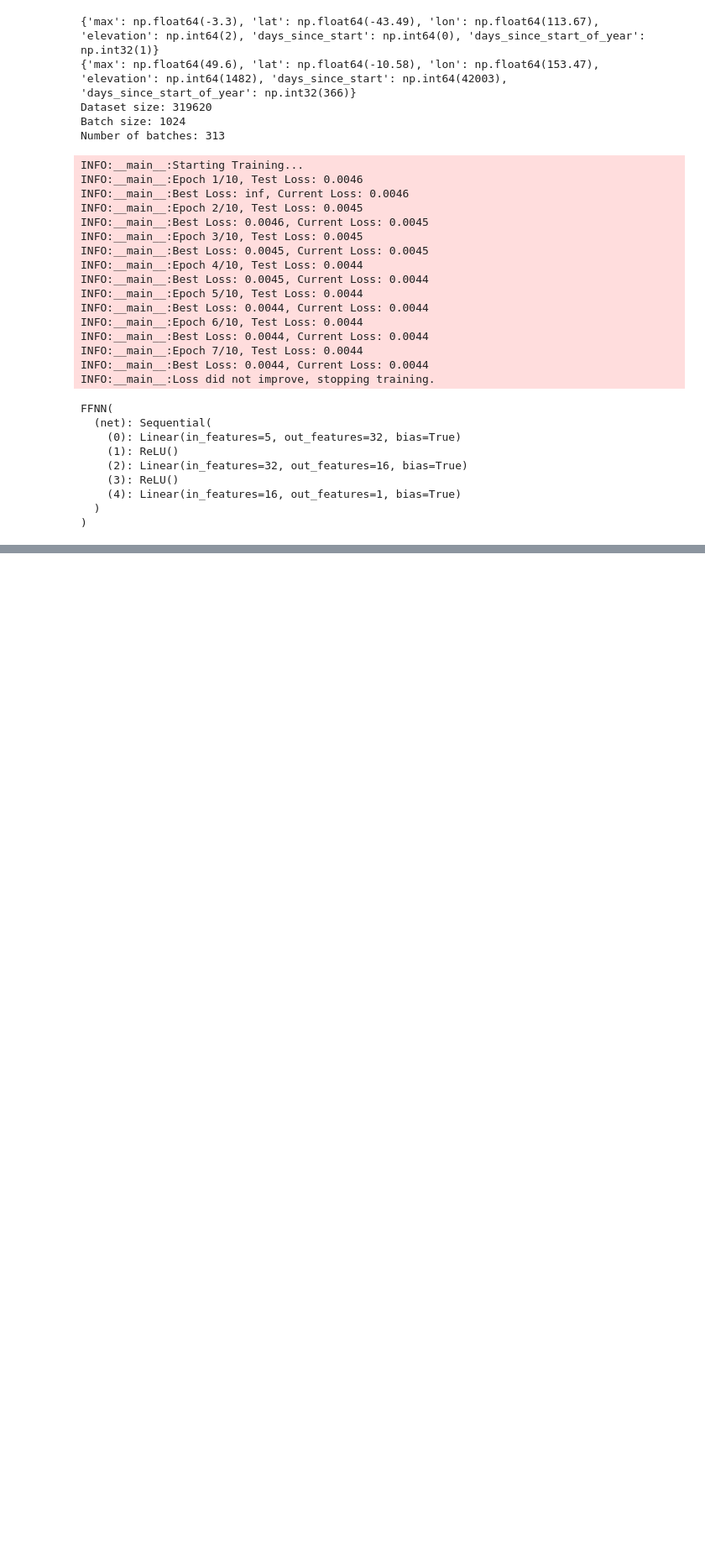
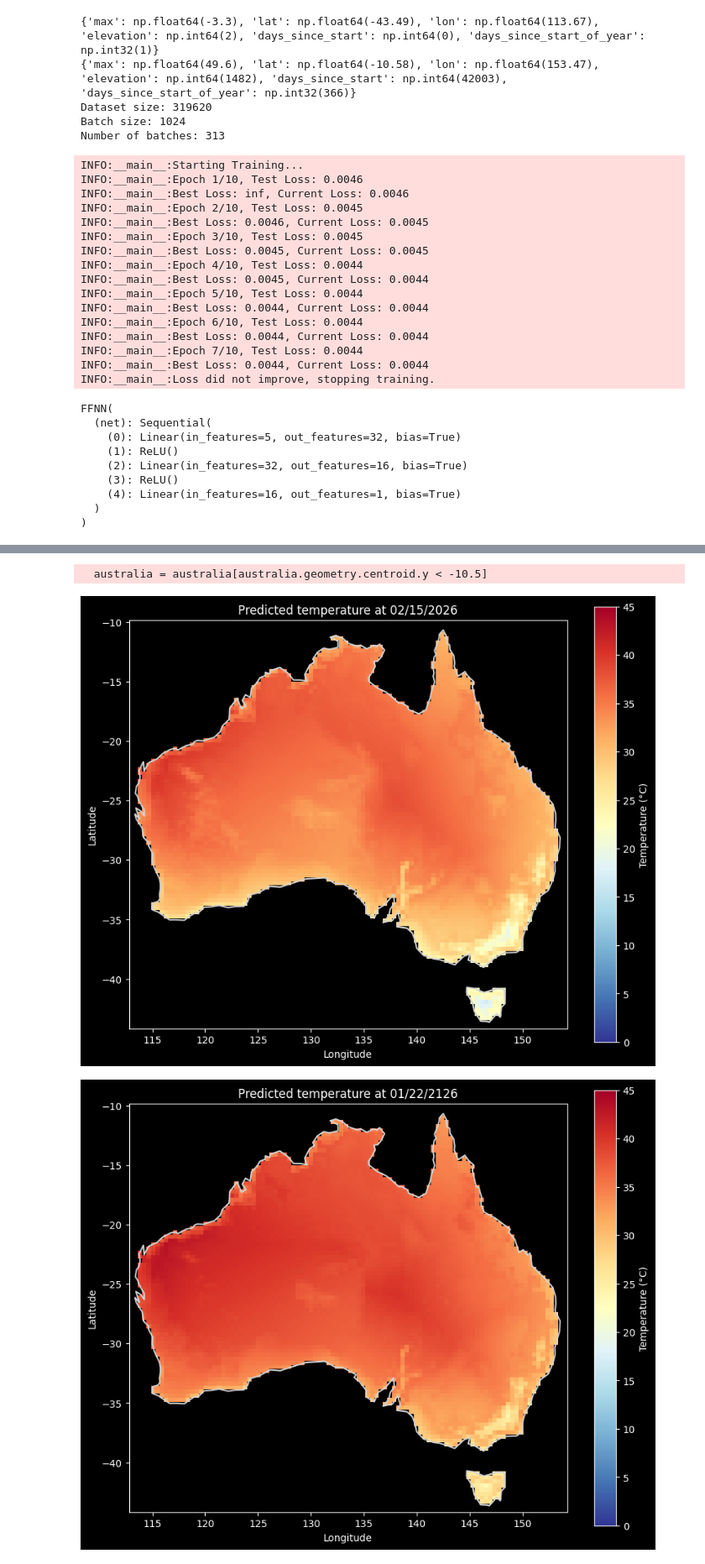
Before and after one commit to jamiebuckley/ml-experiments, a Jupyter notebook: linear_acorn_sat_climate/simple_ffnn_acorn_sat_cliimate.ipynb, the cells around one changed output, grey strips where cells are left out. Shown at 84% size. Drawn from its saved outputs; the diff is of its cells as text; code cells hidden in the pictures; blank space fills up the shorter version.

Commit message:
Show colour map of of heat change

```diff
--- a/linear_acorn_sat_climate/simple_ffnn_acorn_sat_cliimate.ipynb
+++ b/linear_acorn_sat_climate/simple_ffnn_acorn_sat_cliimate.ipynb
@@ -184,0 +190,74 @@ PMax 2027-01-11, lat -33.9607047, lon 151.128669, elevation 29.0: 28.18°C
+# %%
+import geopandas as gpd
+import geodatasets
+import numpy as np
+import pandas as pd
+from shapely.geometry import Point
+from matplotlib import pyplot as plt
+import rasterio
+import os
+
+australia = gpd.read_file(geodatasets.get_path("naturalearth.land"))
+australia = australia.cx[113:154, -44:-10]
+
+# Bit of a hack to make it Australia only
+# Irritatingly hard to get a low res country-labeled dataset
+australia = australia[australia.geometry.centroid.y < -10.5]
+australia_geom = australia_geom = australia.geometry.union_all()
+
+lons = np.linspace(113, 154, 100)
+lats = np.linspace(-44, -10, 100)
+LON, LAT = np.meshgrid(lons, lats)
+
+points = [Point(x, y) for x, y in zip(LON.ravel(), LAT.ravel())]
+mask = np.array([australia_geom.contains(pt) for pt in points])
+
+with rasterio.open(os.path.join(ROOT_DIR, 'linear_acorn_sat_climate', 'ETOPO1_lowres.tif')) as dataset:
+    elevation_data = np.array([
+        dataset.read(1)[row, col]
+        for x, y in zip(LON.ravel(), LAT.ravel())
+        for row, col in [dataset.index(x, y)]
+    ])
+
+    def display(prediction_date):
+        days_since_start = (prediction_date - dataset_start).days
+        days_since_start_of_year = (prediction_date - date(prediction_date.year, 1, 1)).days
+
+        df = pd.DataFrame({
+            'lat': LAT.ravel(),
+            'lon': LON.ravel(),
+            'elevation': elevation_data,
+            'days_since_start': days_since_start,
+            'days_since_start_of_year': days_since_start_of_year
+        })
+
+
+        for key in df.columns:
+            min_v = original_dataset.min_values[key]
+            max_v = original_dataset.max_values[key]
+            df[key] = (df[key] - min_v) / (max_v - min_v)
+        input_tensor = torch.tensor(df.values, dtype=torch.float32).to(device)
+
+        with torch.no_grad():
+            outputs = model(input_tensor)
+        predicted_temperatures = [original_dataset.denormalize(v.item()) for v in outputs]
+
+        predicted_temperatures = np.where(mask, predicted_temperatures, np.nan)
+        predicted_temperatures = predicted_temperatures.reshape(LON.shape)
+        fig, ax = plt.subplots(figsize=(10, 8))
+        mesh = ax.pcolormesh(LON, LAT, predicted_temperatures, cmap='RdYlBu_r', shading='auto', vmin=0, vmax=45)
+        australia.boundary.plot(ax=ax, color='lightgray', edgecolor='black')
+        plt.colorbar(mesh, label='Temperature (°C)')
+        ax.set_xlabel('Longitude')
+        ax.set_ylabel('Latitude')
+        ax.set_title(f"Predicted temperature at {prediction_date.strftime('%m/%d/%Y')}")
+
+
+        plt.show()
+
+display(date.today())
+display(date.today() + timedelta(days=365*100))
+# %% [output]
+  australia = australia[australia.geometry.centroid.y < -10.5]
+[figure, added]
+[figure, added]
```
Also changed, not shown: parts of 3 cells of this notebook, 1 other file.
